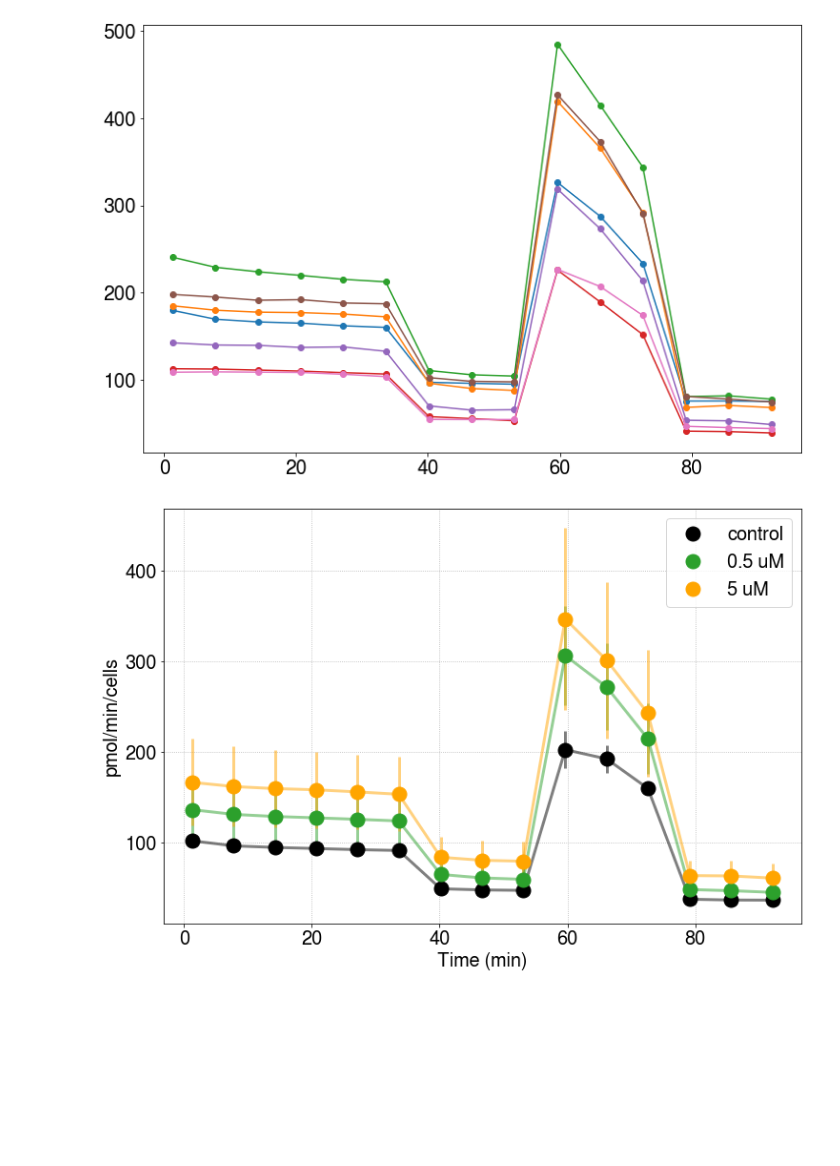
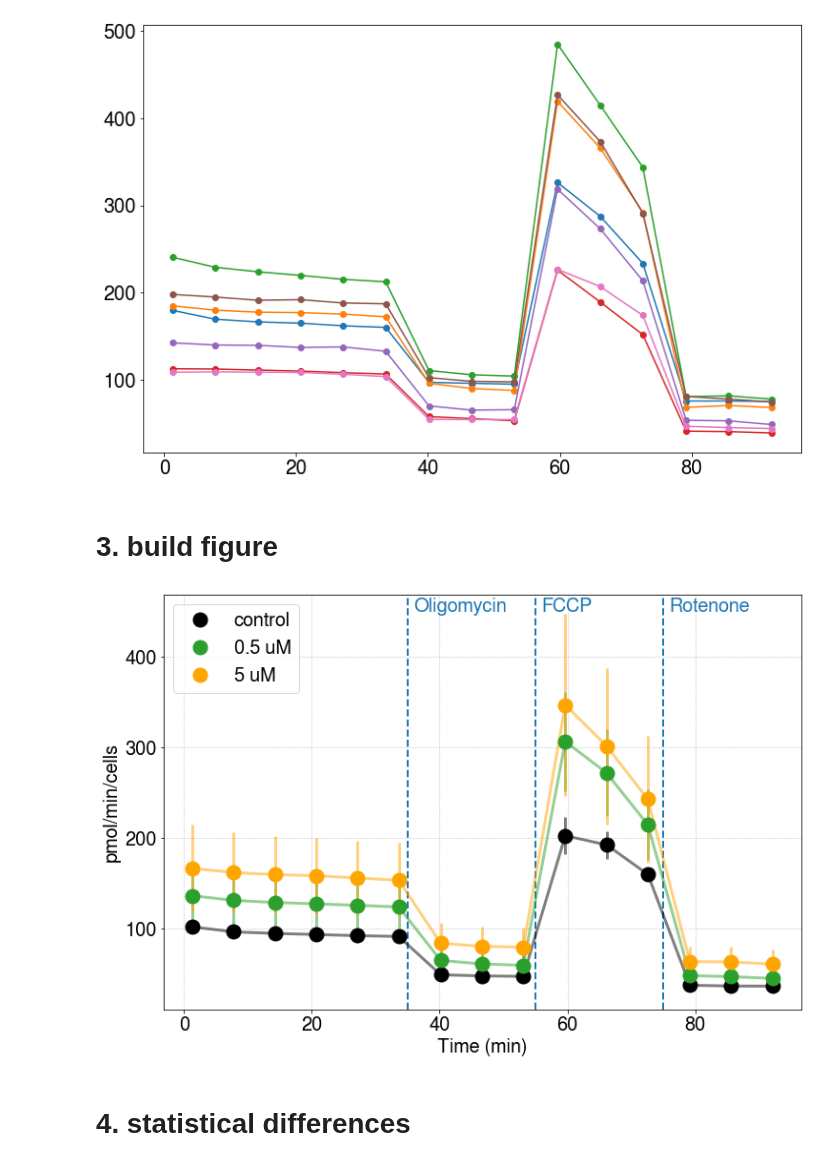
Before and after one commit to adelomana/HUVECs, a Jupyter notebook: Figure.2.seahorse/seahorse plotter.ipynb, the cells around one changed output. Drawn from its saved outputs; the diff is of its cells as text; code cells hidden in the pictures; blank space fills up the shorter version.

```diff
--- a/Figure.2.seahorse/seahorse plotter.ipynb
+++ b/Figure.2.seahorse/seahorse plotter.ipynb
@@ -118,26 +116,39 @@ matplotlib.pyplot.show()
+# %% [markdown]
+# 3. build figure
 # %%
 mean = df[control_wells_representative].mean(axis=1)
 std = df[control_wells_representative].std(axis=1)
 matplotlib.pyplot.errorbar(timepoints, mean, std, lw=3, color='black', alpha=1/2)
 matplotlib.pyplot.plot(timepoints, mean, 'o', color='black', ms=15, label='control', zorder=999)
 
 mean = df[samples_4h_half_representative].mean(axis=1)
 std = df[samples_4h_half_representative].std(axis=1)
 matplotlib.pyplot.errorbar(timepoints, mean, std, lw=3, color='#2CA02C', alpha=1/2)
 matplotlib.pyplot.plot(timepoints, mean, 'o', color='#2CA02C', ms=15, label='0.5 uM', zorder=999)
 
 mean = df[samples_4h_five_representative].mean(axis=1)
 std = df[samples_4h_five_representative].std(axis=1)
 matplotlib.pyplot.errorbar(timepoints, mean, std, lw=3, color='#FFA500', alpha=1/2)
 matplotlib.pyplot.plot(timepoints, mean, 'o', color='#FFA500', ms=15, label='5 uM', zorder=999)
 
 matplotlib.pyplot.grid(ls=':')
+
+matplotlib.pyplot.axvline(x=35, ls='--', lw=2, color='tab:blue', zorder=1)
+matplotlib.pyplot.axvline(x=55, ls='--', lw=2, color='tab:blue', zorder=1)
+matplotlib.pyplot.axvline(x=75, ls='--', lw=2, color='tab:blue', zorder=1)
+
+matplotlib.pyplot.text(36, 450, 'Oligomycin', color='tab:blue')
+matplotlib.pyplot.text(56, 450, 'FCCP', color='tab:blue')
+matplotlib.pyplot.text(76, 450, 'Rotenone', color='tab:blue')
+
 matplotlib.pyplot.xlabel('Time (min)')
 matplotlib.pyplot.ylabel('pmol/min/cells')
-matplotlib.pyplot.legend()
+matplotlib.pyplot.legend(loc=2)
 matplotlib.pyplot.show()
 # %% [output]
-[figure, old version]
+[figure, new version]
+# %% [markdown]
+# 4. statistical differences
 # %%
 # statistical tests
 for i in range(len(timepoints)):
```
Also changed, not shown: parts of 10 cells of this notebook.
